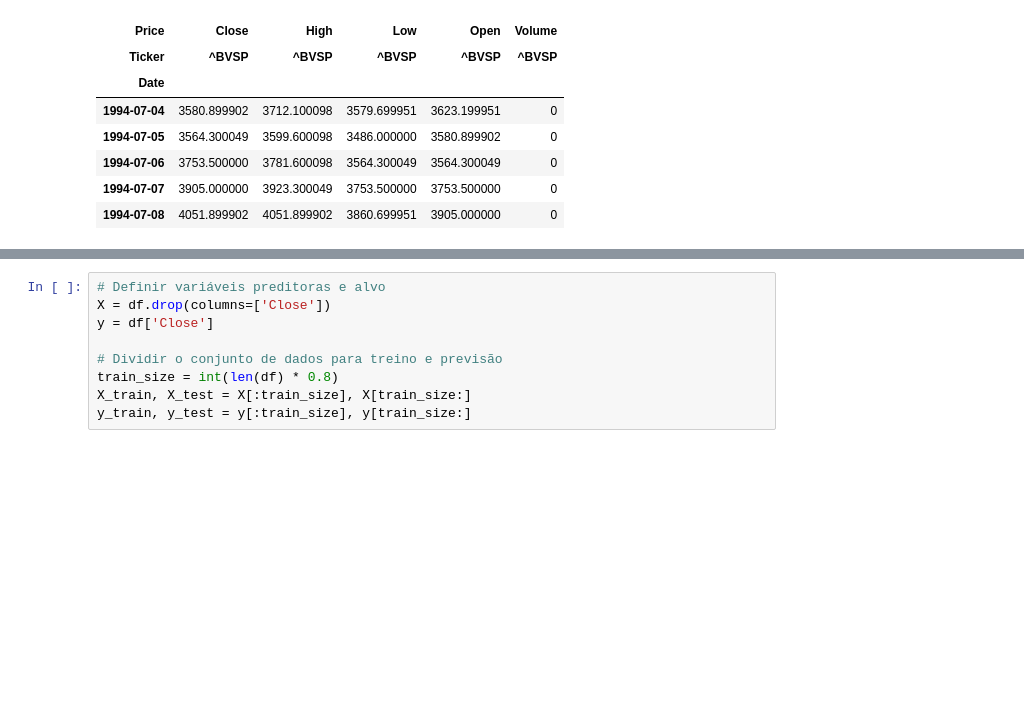
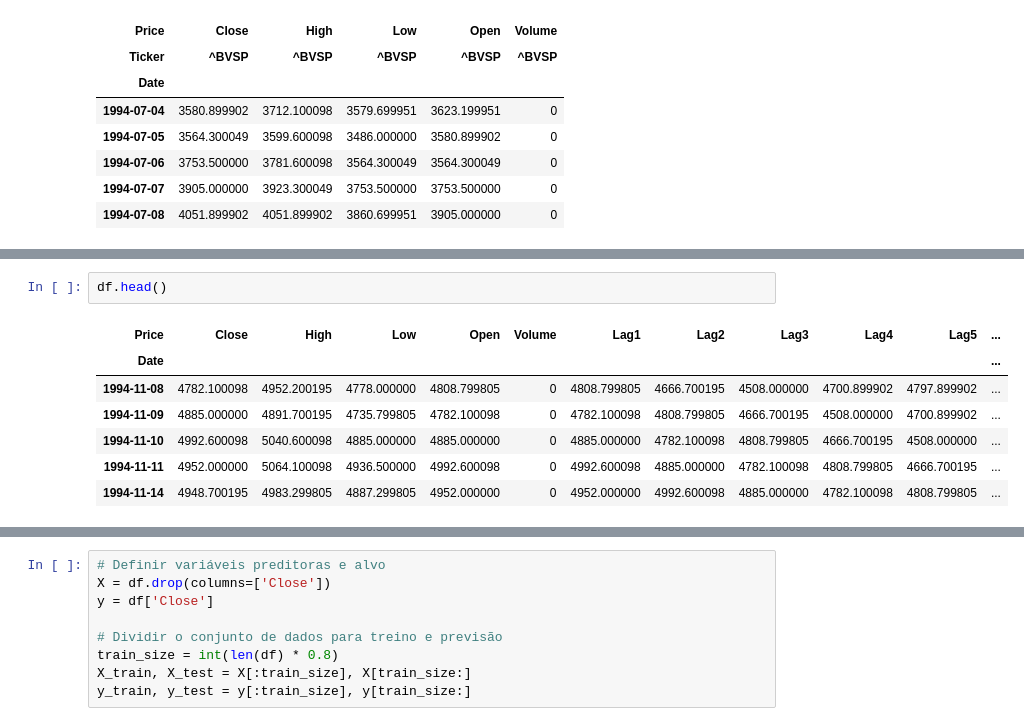
Before and after one commit to laribar/TechChallenge2, a Jupyter notebook: TechChallenge_2_Rev01.ipynb, the cells around one changed output, grey strips where cells are left out. Cells and saved outputs as stored; diff of their text form; blank space fills up the shorter version.

```diff
--- a/TechChallenge_2_Rev01.ipynb
+++ b/TechChallenge_2_Rev01.ipynb
@@ -79,0 +100,10 @@ df.head()
+# %%
+df.head()
+# %% [output]
+| Price | Close | High | Low | Open | Volume | Lag1 | Lag2 | Lag3 | Lag4 | Lag5 | ... |
+| Date |  |  |  |  |  |  |  |  |  |  | ... |
+| 1994-11-08 | 4782.100098 | 4952.200195 | 4778.000000 | 4808.799805 | 0 | 4808.799805 | 4666.700195 | 4508.000000 | 4700.899902 | 4797.899902 | ... |
+| 1994-11-09 | 4885.000000 | 4891.700195 | 4735.799805 | 4782.100098 | 0 | 4782.100098 | 4808.799805 | 4666.700195 | 4508.000000 | 4700.899902 | ... |
+| 1994-11-10 | 4992.600098 | 5040.600098 | 4885.000000 | 4885.000000 | 0 | 4885.000000 | 4782.100098 | 4808.799805 | 4666.700195 | 4508.000000 | ... |
+| 1994-11-11 | 4952.000000 | 5064.100098 | 4936.500000 | 4992.600098 | 0 | 4992.600098 | 4885.000000 | 4782.100098 | 4808.799805 | 4666.700195 | ... |
+| 1994-11-14 | 4948.700195 | 4983.299805 | 4887.299805 | 4952.000000 | 0 | 4952.000000 | 4992.600098 | 4885.000000 | 4782.100098 | 4808.799805 | ... |
```
Also changed, not shown: parts of 19 cells of this notebook.
